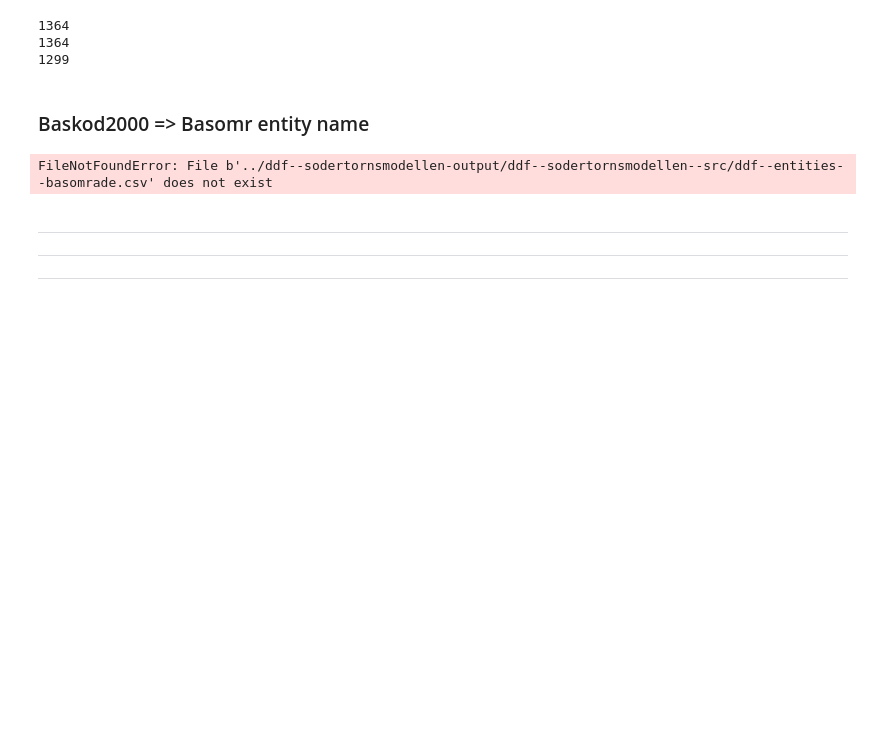
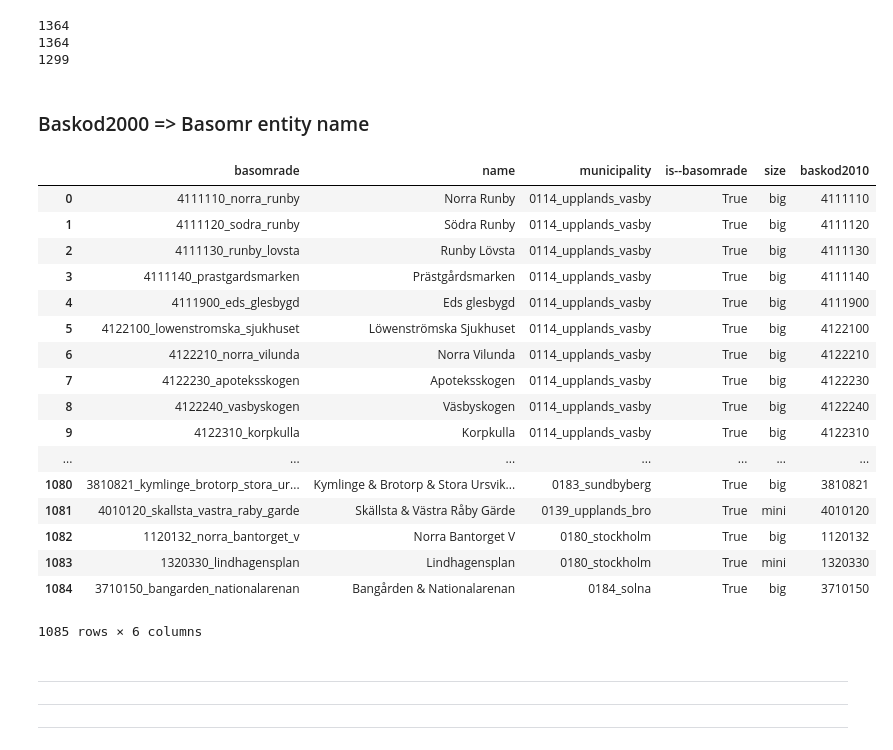
Before and after one commit to geoinfobyran/sodertornsmodellen-update, a Jupyter notebook: notincluded.ipynb, the cells around one changed output. Saved outputs shown, nothing was run; the diff lists cells and outputs as text; code cells hidden in the pictures; blank space fills up the shorter version.

```diff
--- a/notincluded.ipynb
+++ b/notincluded.ipynb
@@ -18,7 +18,7 @@ ddfSrcPath = os.path.join(ddfRootPath, "ddf--sodertornsmodellen--src")
 
 superPath = os.path.join(indataPath, "supermappen")
 
-ddfOutputPath = os.path.join(os.pardir, 'ddf--sodertornsmodellen-output', 'ddf--sodertornsmodellen--src')
+ddfOutputPath = os.path.join(os.pardir, 'ddf--sodertornsmodellen-new', 'ddf--sodertornsmodellen--src')
 # %% [markdown]
 ## Helpers
 # %%
@@ -64,12 +64,30 @@ print(baskodkey['BASKOD2000'].nunique())
 # %%
 entityKey = pd.read_csv(os.path.join(ddfOutputPath, 'ddf--entities--basomrade.csv'))
 entityKey = entityKey.rename(columns={'baskod2000': 'BASKOD2000'})
 entityKey['basomrade'] = entityKey['basomrade'].astype(str)
 
-entityKey = entityKey[['basomrade', 'BASKOD2000']]
+entityKey
+# entityKey = entityKey[['basomrade', 'BASKOD2000']]
 # entityKey
 # %% [output]
+|  | basomrade | name | municipality | is--basomrade | size | baskod2010 |
+| 0 | 4111110_norra_runby | Norra Runby | 0114_upplands_vasby | True | big | 4111110 |
+| 1 | 4111120_sodra_runby | Södra Runby | 0114_upplands_vasby | True | big | 4111120 |
+| 2 | 4111130_runby_lovsta | Runby Lövsta | 0114_upplands_vasby | True | big | 4111130 |
+| 3 | 4111140_prastgardsmarken | Prästgårdsmarken | 0114_upplands_vasby | True | big | 4111140 |
+| 4 | 4111900_eds_glesbygd | Eds glesbygd | 0114_upplands_vasby | True | big | 4111900 |
+| 5 | 4122100_lowenstromska_sjukhuset | Löwenströmska Sjukhuset | 0114_upplands_vasby | True | big | 4122100 |
+| 6 | 4122210_norra_vilunda | Norra Vilunda | 0114_upplands_vasby | True | big | 4122210 |
+| 7 | 4122230_apoteksskogen | Apoteksskogen | 0114_upplands_vasby | True | big | 4122230 |
+| 8 | 4122240_vasbyskogen | Väsbyskogen | 0114_upplands_vasby | True | big | 4122240 |
+| 9 | 4122310_korpkulla | Korpkulla | 0114_upplands_vasby | True | big | 4122310 |
+| ... | ... | ... | ... | ... | ... | ... |
+| 1080 | 3810821_kymlinge_brotorp_stora_ur... | Kymlinge & Brotorp & Stora Ursvik... | 0183_sundbyberg | True | big | 3810821 |
+| 1081 | 4010120_skallsta_vastra_raby_garde | Skällsta & Västra Råby Gärde | 0139_upplands_bro | True | mini | 4010120 |
+| 1082 | 1120132_norra_bantorget_v | Norra Bantorget V | 0180_stockholm | True | big | 1120132 |
+| 1083 | 1320330_lindhagensplan | Lindhagensplan | 0180_stockholm | True | mini | 1320330 |
+| 1084 | 3710150_bangarden_nationalarenan | Bangården & Nationalarenan | 0184_solna | True | big | 3710150 |
-FileNotFoundError: File b'../ddf--sodertornsmodellen-output/ddf--sodertornsmodellen--src/ddf--entities--basomrade.csv' does not exist
+1085 rows × 6 columns
 # %%
 entityKey.nunique()
 # %% [markdown]
```
Also changed, not shown: 2 other files.
